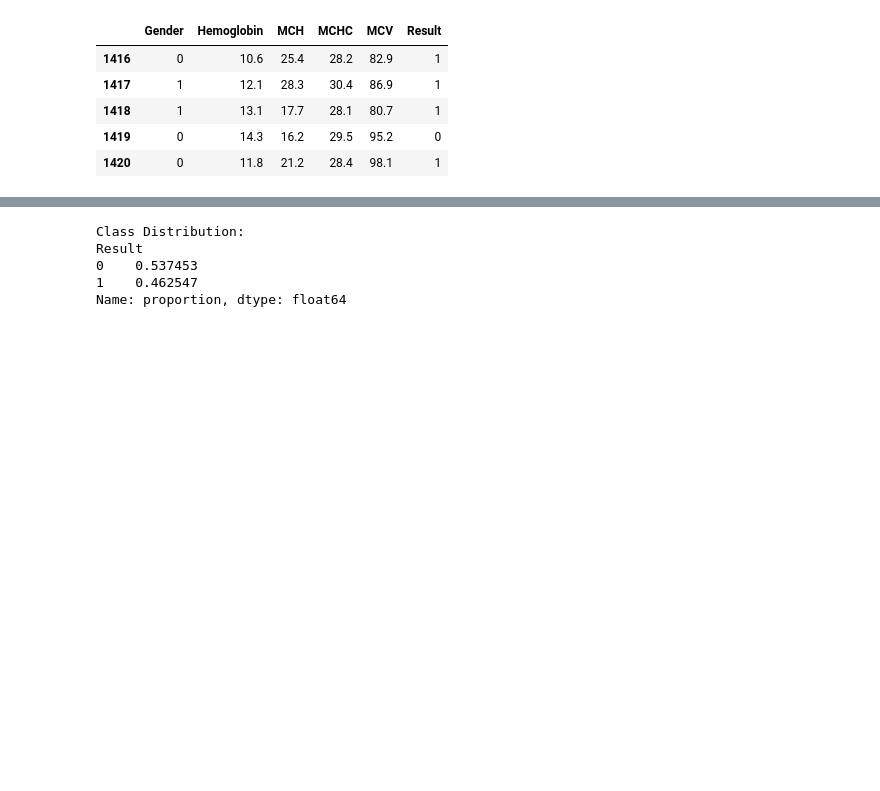
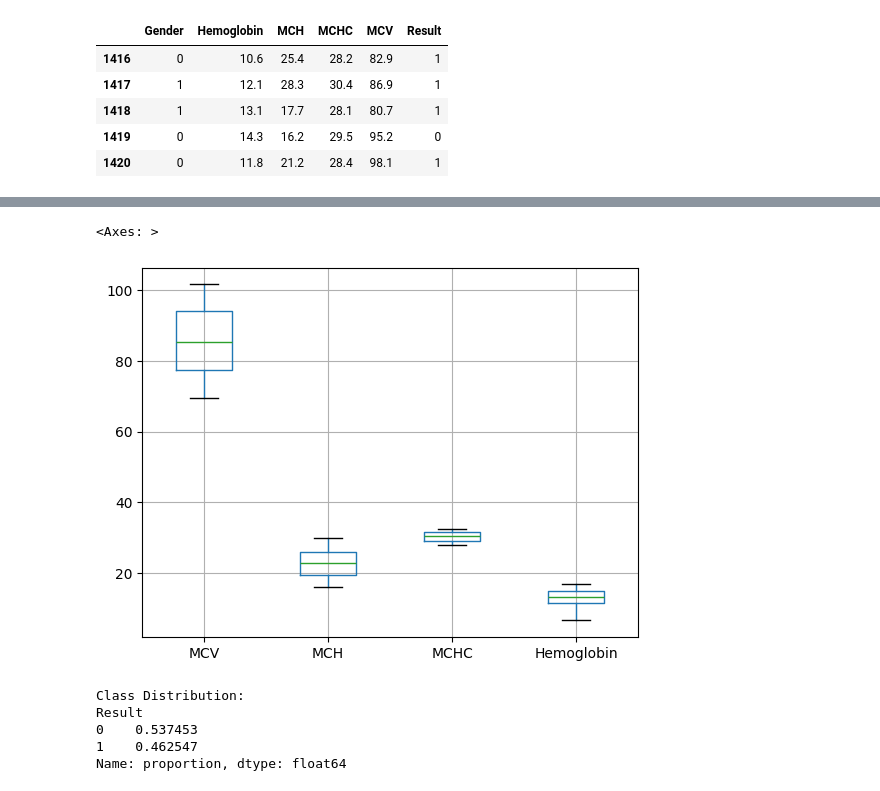
Before and after one commit to JohananOppongAmoateng/Anaemia-Classifier, a Jupyter notebook: anemia.ipynb, the cells around one changed output, grey strips where cells are left out. Saved outputs shown, nothing was run; the diff lists cells and outputs as text; code cells hidden in the pictures; blank space fills up the shorter version.

Commit message:
added boxplots

```diff
--- a/anemia.ipynb
+++ b/anemia.ipynb
@@ -65,3 +77,8 @@ data = data.drop_duplicates()
+# %%
+data.boxplot(["MCV","MCH","MCHC","Hemoglobin"])
+# %% [output]
+<Axes: >
+[figure, added]
 # %%
 class_distribution = data['Result'].value_counts(normalize=True)
 print("Class Distribution:")
```
Also changed, not shown: parts of 19 cells of this notebook, 2 other files.
